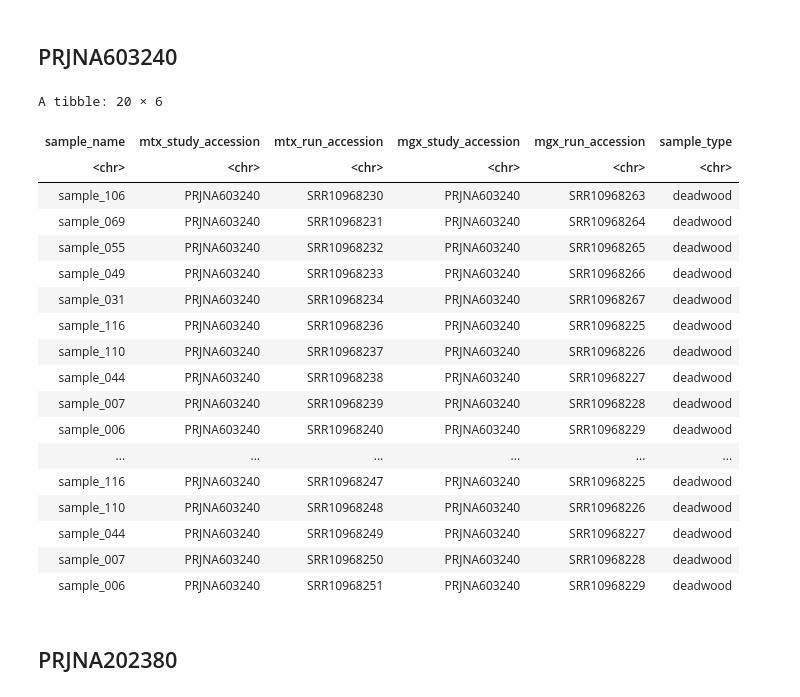
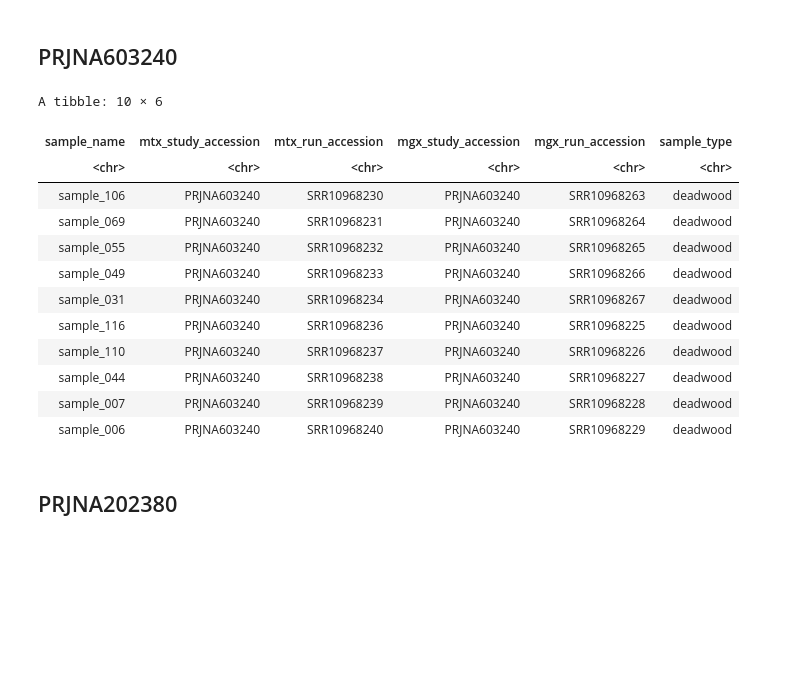
Before and after one commit to Arcadia-Science/2022-mtx-not-in-mgx-pairs, a Jupyter notebook: notebooks/20220816_parse_metadata_paired_mgx_mtx.ipynb, the cells around one changed output. Saved outputs shown, nothing was run; the diff lists cells and outputs as text; code cells hidden in the pictures; blank space fills up the shorter version.

```diff
--- a/notebooks/20220816_parse_metadata_paired_mgx_mtx.ipynb
+++ b/notebooks/20220816_parse_metadata_paired_mgx_mtx.ipynb
@@ -324,40 +324,35 @@ prjna603240 <- read_tsv("https://www.ebi.ac.uk/ena/portal/api/filereport?accessi
 # %%
 prjna603240_mtx <- prjna603240 %>%
   filter(library_source == "METATRANSCRIPTOMIC") %>%
+  filter(library_selection == "RANDOM PCR") %>%
   select(sample_name = sample_alias,
          mtx_study_accession = study_accession,
          mtx_run_accession = run_accession)
 
 prjna603240_mgx <- prjna603240 %>%
   filter(library_source == "METAGENOMIC") %>%
   select(sample_name = sample_alias,
          mgx_study_accession = study_accession,
          mgx_run_accession = run_accession)
 
 prjna603240_mtx_vs_mgx <- left_join(prjna603240_mtx, prjna603240_mgx, by = "sample_name") %>%
   mutate(sample_type = "deadwood")
 
 prjna603240_mtx_vs_mgx
 # %% [output]
-A tibble: 20 × 6
+A tibble: 10 × 6
 | sample_name | mtx_study_accession | mtx_run_accession | mgx_study_accession | mgx_run_accession | sample_type |
 | <chr> | <chr> | <chr> | <chr> | <chr> | <chr> |
 | sample_106 | PRJNA603240 | SRR10968230 | PRJNA603240 | SRR10968263 | deadwood |
 | sample_069 | PRJNA603240 | SRR10968231 | PRJNA603240 | SRR10968264 | deadwood |
 | sample_055 | PRJNA603240 | SRR10968232 | PRJNA603240 | SRR10968265 | deadwood |
 | sample_049 | PRJNA603240 | SRR10968233 | PRJNA603240 | SRR10968266 | deadwood |
 | sample_031 | PRJNA603240 | SRR10968234 | PRJNA603240 | SRR10968267 | deadwood |
 | sample_116 | PRJNA603240 | SRR10968236 | PRJNA603240 | SRR10968225 | deadwood |
 | sample_110 | PRJNA603240 | SRR10968237 | PRJNA603240 | SRR10968226 | deadwood |
 | sample_044 | PRJNA603240 | SRR10968238 | PRJNA603240 | SRR10968227 | deadwood |
 | sample_007 | PRJNA603240 | SRR10968239 | PRJNA603240 | SRR10968228 | deadwood |
 | sample_006 | PRJNA603240 | SRR10968240 | PRJNA603240 | SRR10968229 | deadwood |
-| ... | ... | ... | ... | ... | ... |
-| sample_116 | PRJNA603240 | SRR10968247 | PRJNA603240 | SRR10968225 | deadwood |
-| sample_110 | PRJNA603240 | SRR10968248 | PRJNA603240 | SRR10968226 | deadwood |
-| sample_044 | PRJNA603240 | SRR10968249 | PRJNA603240 | SRR10968227 | deadwood |
-| sample_007 | PRJNA603240 | SRR10968250 | PRJNA603240 | SRR10968228 | deadwood |
-| sample_006 | PRJNA603240 | SRR10968251 | PRJNA603240 | SRR10968229 | deadwood |
 # %% [markdown]
 ## PRJNA202380
 # %%
```
Also changed, not shown: parts of 4 cells of this notebook.
